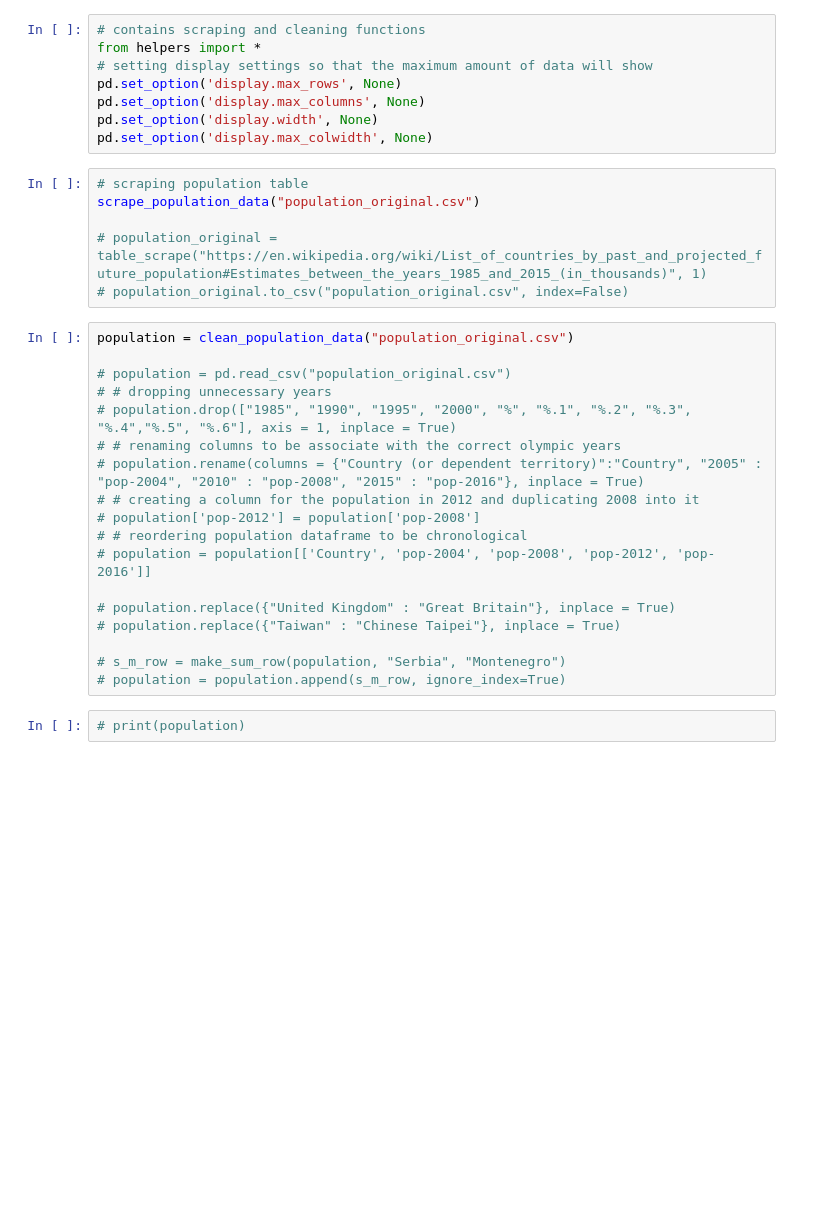
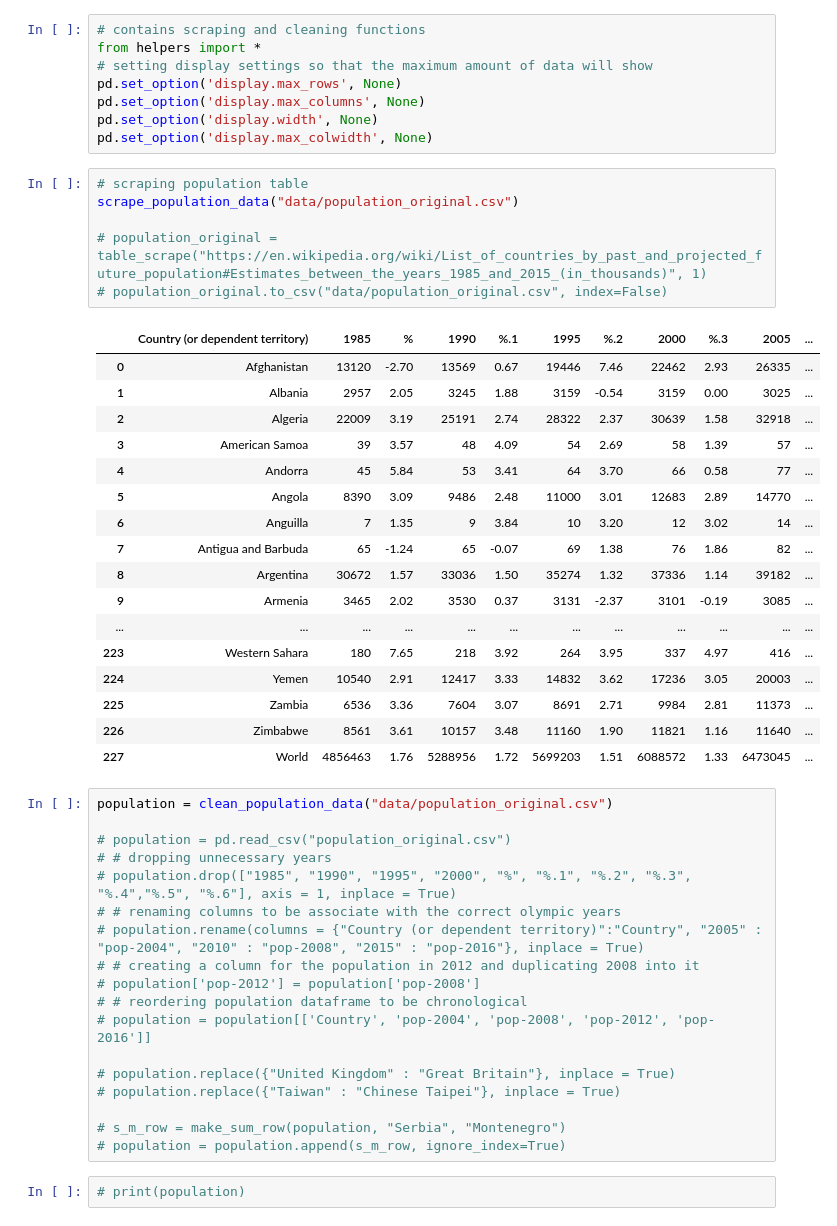
Before and after one commit to madans2984/olympic-games-analysis, a Jupyter notebook: data.ipynb, the cells around one changed output. Drawn from its saved outputs; the diff is of its cells as text; blank space fills up the shorter version.

```diff
--- a/data.ipynb
+++ b/data.ipynb
@@ -14,12 +17,30 @@ pd.set_option('display.width', None)
 pd.set_option('display.max_colwidth', None)
 # %%
 # scraping population table
-scrape_population_data("population_original.csv")
+scrape_population_data("data/population_original.csv")
 
 # population_original = table_scrape("https://en.wikipedia.org/wiki/List_of_countries_by_past_and_projected_future_population#Estimates_between_the_years_1985_and_2015_(in_thousands)", 1)
-# population_original.to_csv("population_original.csv", index=False)
+# population_original.to_csv("data/population_original.csv", index=False)
+# %% [output]
+|  | Country (or dependent territory) | 1985 | % | 1990 | %.1 | 1995 | %.2 | 2000 | %.3 | 2005 | ... |
+| 0 | Afghanistan | 13120 | -2.70 | 13569 | 0.67 | 19446 | 7.46 | 22462 | 2.93 | 26335 | ... |
+| 1 | Albania | 2957 | 2.05 | 3245 | 1.88 | 3159 | -0.54 | 3159 | 0.00 | 3025 | ... |
+| 2 | Algeria | 22009 | 3.19 | 25191 | 2.74 | 28322 | 2.37 | 30639 | 1.58 | 32918 | ... |
+| 3 | American Samoa | 39 | 3.57 | 48 | 4.09 | 54 | 2.69 | 58 | 1.39 | 57 | ... |
+| 4 | Andorra | 45 | 5.84 | 53 | 3.41 | 64 | 3.70 | 66 | 0.58 | 77 | ... |
+| 5 | Angola | 8390 | 3.09 | 9486 | 2.48 | 11000 | 3.01 | 12683 | 2.89 | 14770 | ... |
+| 6 | Anguilla | 7 | 1.35 | 9 | 3.84 | 10 | 3.20 | 12 | 3.02 | 14 | ... |
+| 7 | Antigua and Barbuda | 65 | -1.24 | 65 | -0.07 | 69 | 1.38 | 76 | 1.86 | 82 | ... |
+| 8 | Argentina | 30672 | 1.57 | 33036 | 1.50 | 35274 | 1.32 | 37336 | 1.14 | 39182 | ... |
+| 9 | Armenia | 3465 | 2.02 | 3530 | 0.37 | 3131 | -2.37 | 3101 | -0.19 | 3085 | ... |
+| ... | ... | ... | ... | ... | ... | ... | ... | ... | ... | ... | ... |
+| 223 | Western Sahara | 180 | 7.65 | 218 | 3.92 | 264 | 3.95 | 337 | 4.97 | 416 | ... |
+| 224 | Yemen | 10540 | 2.91 | 12417 | 3.33 | 14832 | 3.62 | 17236 | 3.05 | 20003 | ... |
+| 225 | Zambia | 6536 | 3.36 | 7604 | 3.07 | 8691 | 2.71 | 9984 | 2.81 | 11373 | ... |
+| 226 | Zimbabwe | 8561 | 3.61 | 10157 | 3.48 | 11160 | 1.90 | 11821 | 1.16 | 11640 | ... |
+| 227 | World | 4856463 | 1.76 | 5288956 | 1.72 | 5699203 | 1.51 | 6088572 | 1.33 | 6473045 | ... |
 # %%
-population = clean_population_data("population_original.csv")
+population = clean_population_data("data/population_original.csv")
 
 # population = pd.read_csv("population_original.csv")
 # # dropping unnecessary years
```
Also changed, not shown: parts of 4 cells of this notebook, 5 other files.
